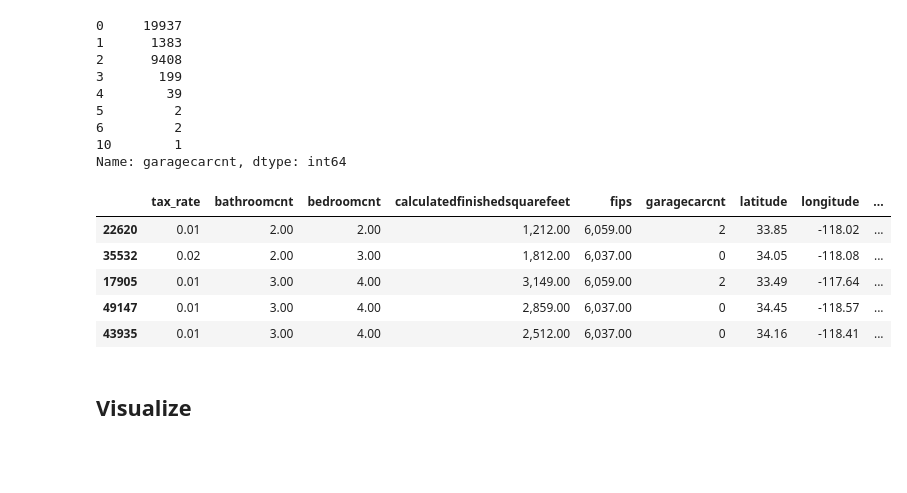
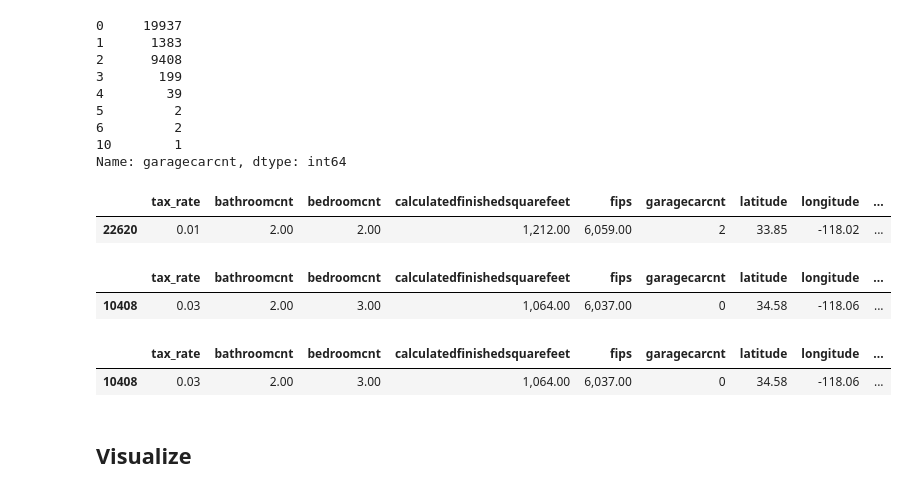
Before and after one commit to FJ-Zillow-Org/Zillow, a Jupyter notebook: deliverable-faith.ipynb, the cells around one changed output. Drawn from its saved outputs; the diff is of its cells as text; code cells hidden in the pictures; blank space fills up the shorter version.

Commit message:
Commit test data transformed for extras and decade, too

```diff
--- a/deliverable-faith.ipynb
+++ b/deliverable-faith.ipynb
@@ -483,11 +488,12 @@ outputs = [0, 1, 1, 2]
 
 train["extras"] = np.select(conditions, outputs, 'Other')
 # %%
-train.head()
+train.head(1)
 # %% [output]
 |  | tax_rate | bathroomcnt | bedroomcnt | calculatedfinishedsquarefeet | fips | garagecarcnt | latitude | longitude | ... |
 | 22620 | 0.01 | 2.00 | 2.00 | 1,212.00 | 6,059.00 | 2 | 33.85 | -118.02 | ... |
-| 35532 | 0.02 | 2.00 | 3.00 | 1,812.00 | 6,037.00 | 0 | 34.05 | -118.08 | ... |
-| 17905 | 0.01 | 3.00 | 4.00 | 3,149.00 | 6,059.00 | 2 | 33.49 | -117.64 | ... |
-| 49147 | 0.01 | 3.00 | 4.00 | 2,859.00 | 6,037.00 | 0 | 34.45 | -118.57 | ... |
-| 43935 | 0.01 | 3.00 | 4.00 | 2,512.00 | 6,037.00 | 0 | 34.16 | -118.41 | ... |
+# %%
+test.head(1)
+# %% [output]
+|  | tax_rate | bathroomcnt | bedroomcnt | calculatedfinishedsquarefeet | fips | garagecarcnt | latitude | longitude | ... |
+| 10408 | 0.03 | 2.00 | 3.00 | 1,064.00 | 6,037.00 | 0 | 34.58 | -118.06 | ... |
@@ -494,3 +511,8 @@ train.head()
+# %%
+test.head(1)
+# %% [output]
+|  | tax_rate | bathroomcnt | bedroomcnt | calculatedfinishedsquarefeet | fips | garagecarcnt | latitude | longitude | ... |
+| 10408 | 0.03 | 2.00 | 3.00 | 1,064.00 | 6,037.00 | 0 | 34.58 | -118.06 | ... |
 # %% [markdown]
 ## Visualize
 # %%
```
Also changed, not shown: parts of 20 cells of this notebook.
